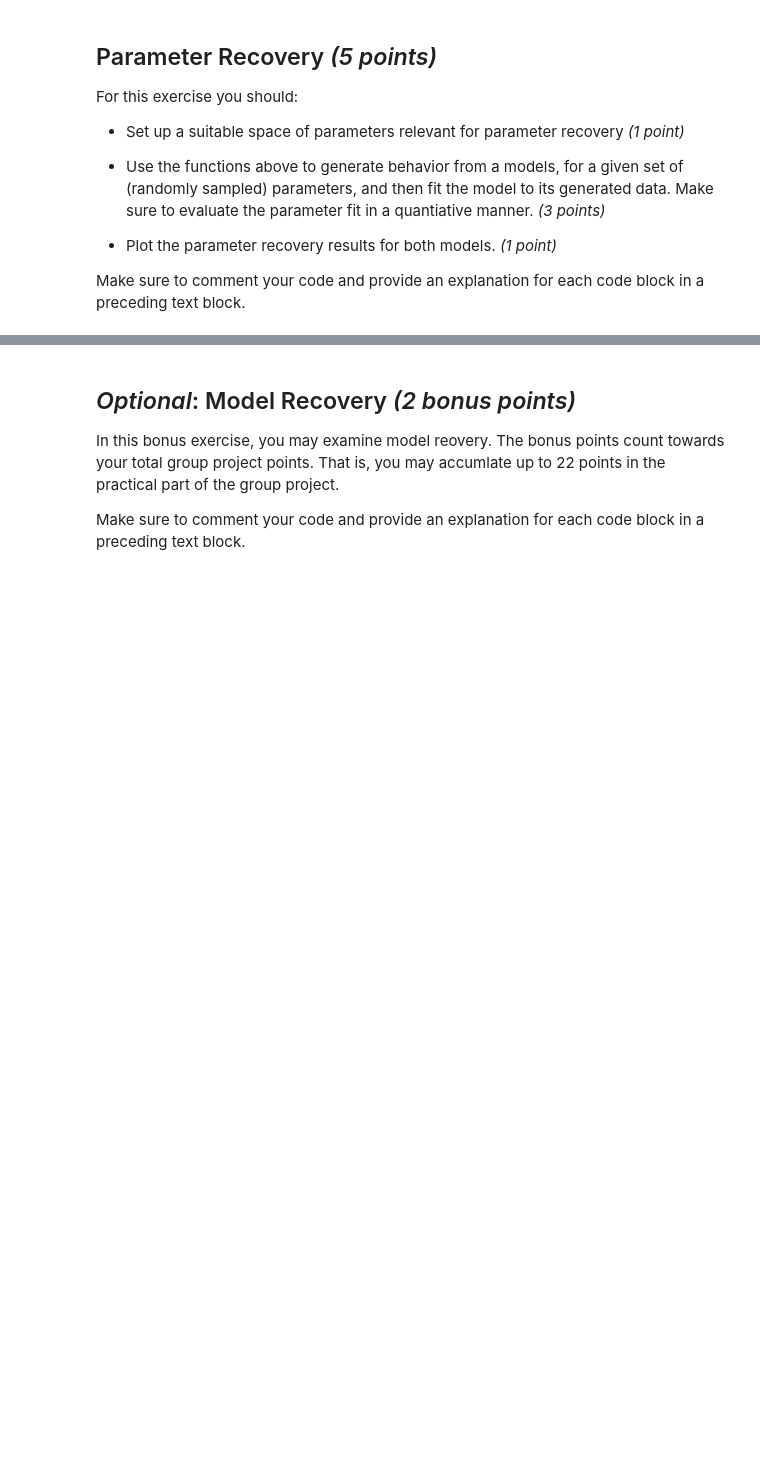
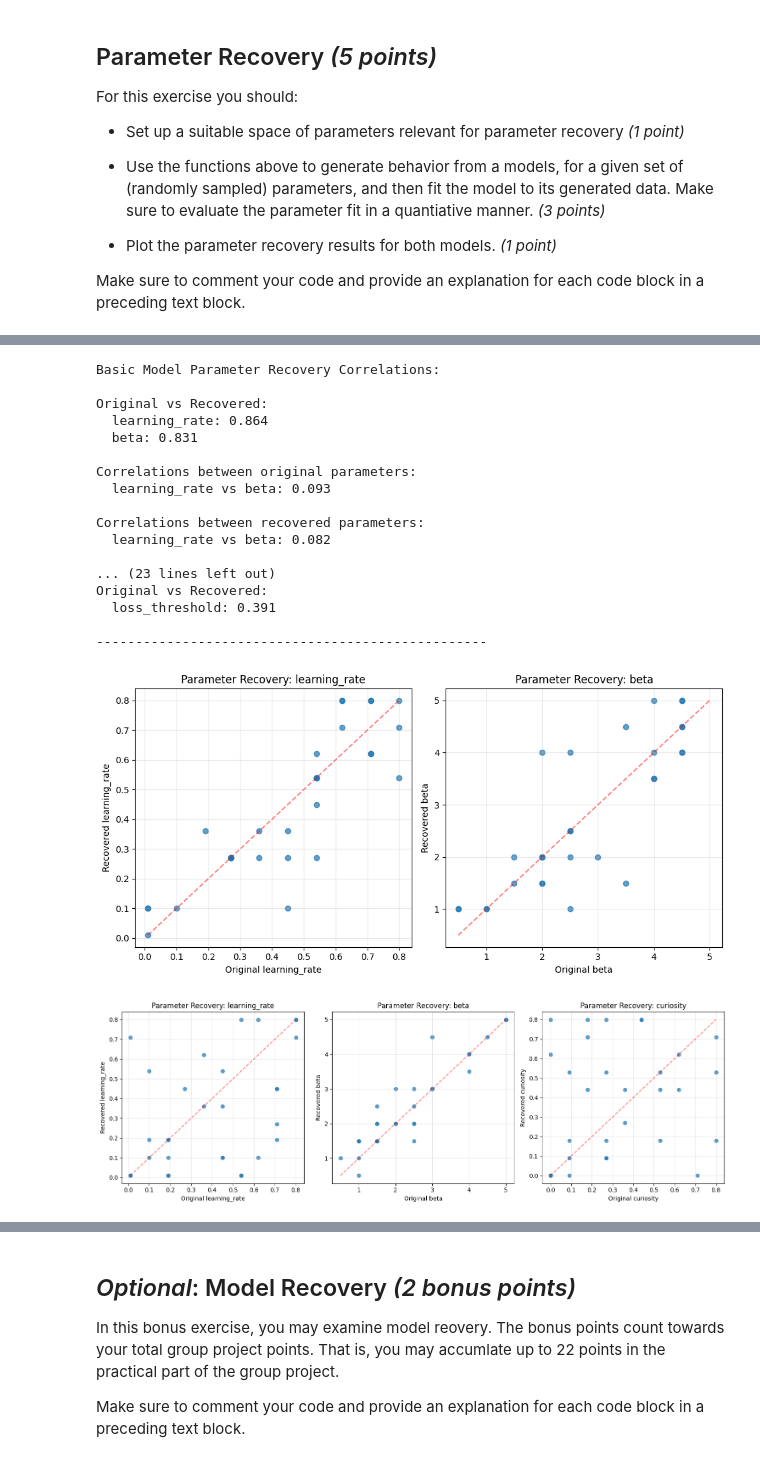
Before and after one commit to saurluca/bandit-modeling, a Jupyter notebook: main.ipynb, the cells around one changed output, grey strips where cells are left out. Cells and saved outputs as stored; diff of their text form; code cells hidden in the pictures; blank space fills up the shorter version.

```diff
--- a/main.ipynb
+++ b/main.ipynb
@@ -596,35 +595,0 @@ def plot_parameter_recovery(model, df, param_space):
-# %%
-learning_rate_range = [0.01, 0.8]
-beta_range = [0.5, 10.0]
-curiosity_range = [0.0, 0.8]
-loss_threshold_range = [1, 5]
-
-param_space_simple = {
-    "learning_rate": np.round(np.linspace(0.01, 0.8, 15), 2),
-    "beta": np.round(np.linspace(0.5, 10.0, 10), 2),
-}
-
-# generate surrogate data for the parameter recovery
-surrogate_data = generate_surrogate_data(probs, total_trials, trial_probaility_change)
-
-def test_parameter_recovery(model, df, param_space):
-    # choose random parameters
-    learning_rate = np.random.uniform(learning_rate_range[0], learning_rate_range[1])
-    beta = np.random.uniform(beta_range[0], beta_range[1])
-
-    # generate sample model choices for the parameter recovery
-    basic_model = BasicModel(learning_rate=learning_rate, beta=beta)
-
-    df_basic = simulate_RL_model(basic_model, df_basic, surrogate_data)
-
-    # fit the models to the surrogate data
-    best_params_basic, best_ll_basic = grid_search(
-        BasicModel, df_basic, param_space_simple
-    )
-
-    return best_params_basic, best_ll_basic
-
-best_params_basic, best_ll_basic = test_parameter_recovery(BasicModel, df_basic, param_space_simple)
-
-print(f"OG learning_rate: {learning_rate}, beta: {beta}")
-print(f"Recovered learning_rate: {best_params_basic['learning_rate']}, beta: {best_params_basic['beta']}")
@@ -633,0 +822,30 @@ Recovered learning_rate: 0.52, beta: 3.67
+# %%
+# Print the correlation information
+print_parameter_recovery_correlations(df_recovered_basic, "Basic Model")
+print_parameter_recovery_correlations(df_recovered_complex, "Complex Model")
+print_parameter_recovery_correlations(df_recovered_rule_based, "Rule Based Model")
+
+# plot the parameter recovery
+plot_parameter_recovery(df_recovered_basic, param_space_simple)
+plot_parameter_recovery(df_recovered_complex, param_space_complex)
+plot_parameter_recovery(df_recovered_rule_based, param_space_rule_based)
+# %% [output]
+Basic Model Parameter Recovery Correlations:
+
+Original vs Recovered:
+  learning_rate: 0.864
+  beta: 0.831
+
+Correlations between original parameters:
+  learning_rate vs beta: 0.093
+
+Correlations between recovered parameters:
+  learning_rate vs beta: 0.082
+
+... (23 lines left out)
+Original vs Recovered:
+  loss_threshold: 0.391
+
+--------------------------------------------------
+[figure, added]
+[figure, added]
```
Also changed, not shown: parts of 18 cells of this notebook, 3 other files.
